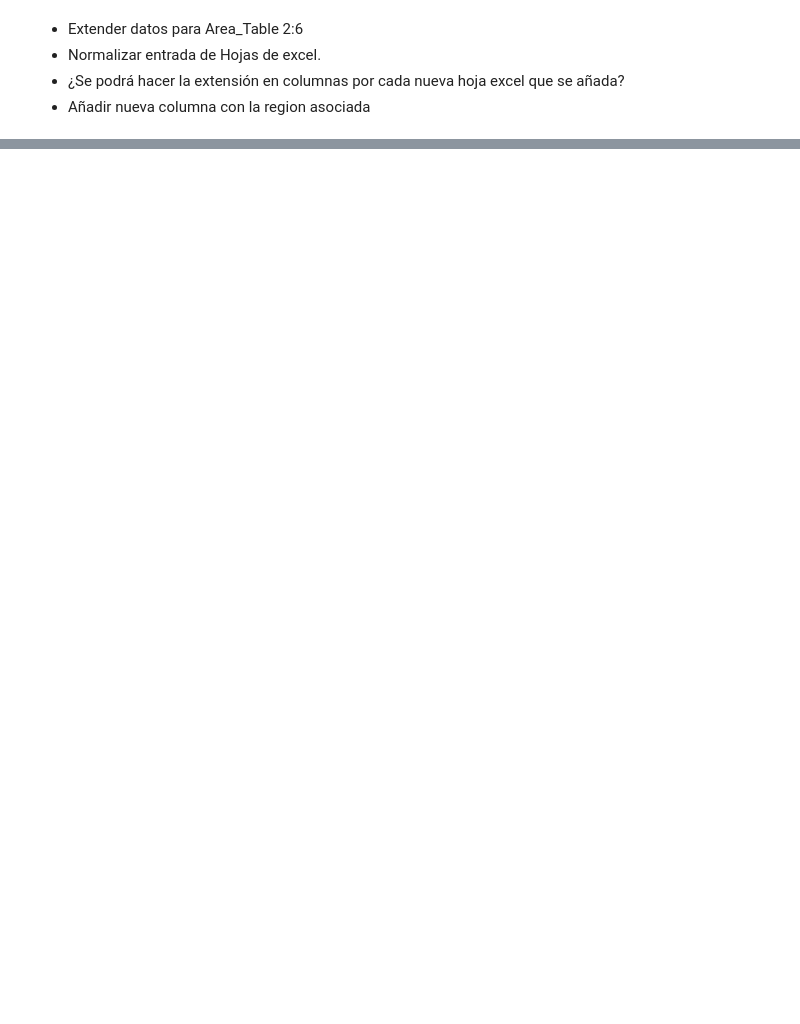
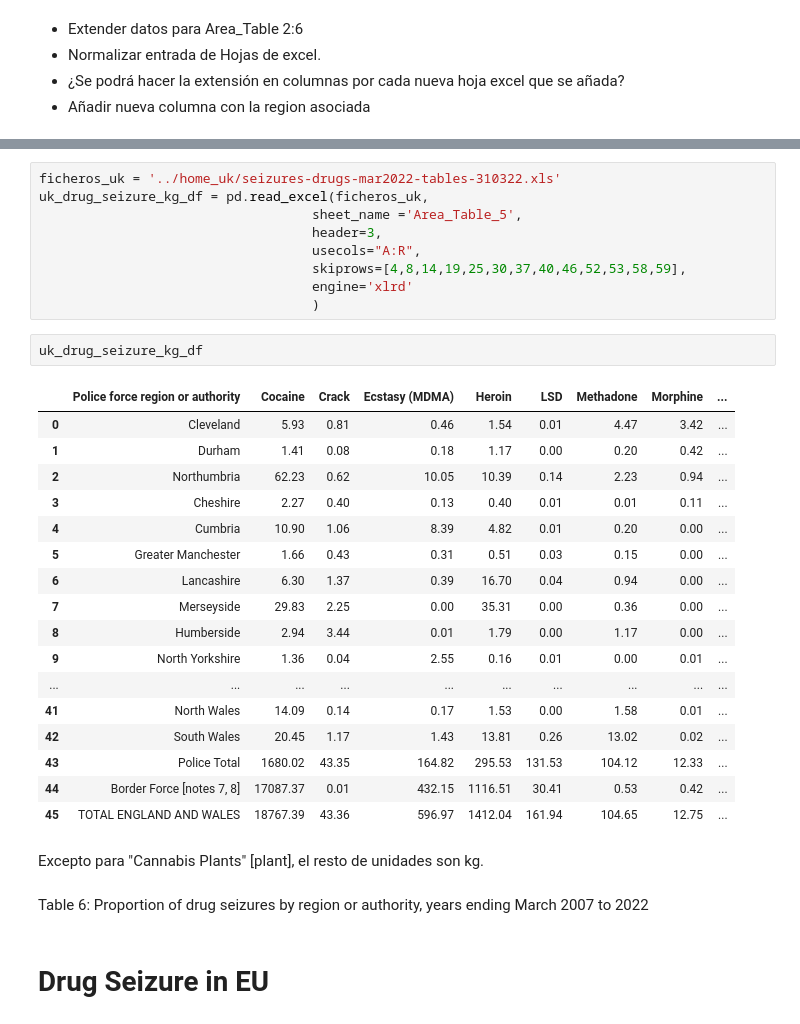
Before and after one commit to GonzaloLopezS/TFM_AFI_2025, a Jupyter notebook: AAA_code/drug-seizure_EDA.ipynb, the cells around one changed output, grey strips where cells are left out. Cells and saved outputs as stored; diff of their text form; blank space fills up the shorter version.

```diff
--- a/AAA_code/drug-seizure_EDA.ipynb
+++ b/AAA_code/drug-seizure_EDA.ipynb
@@ -225,0 +265,35 @@ uk_drug_seizure_df
+# %%
+ficheros_uk = '../home_uk/seizures-drugs-mar2022-tables-310322.xls'
+uk_drug_seizure_kg_df = pd.read_excel(ficheros_uk,
+                                   sheet_name ='Area_Table_5',
+                                   header=3,
+                                   usecols="A:R",
+                                   skiprows=[4,8,14,19,25,30,37,40,46,52,53,58,59],
+                                   engine='xlrd'
+                                   )
+# %%
+uk_drug_seizure_kg_df
+# %% [output]
+|  | Police force region or authority | Cocaine | Crack | Ecstasy (MDMA) | Heroin | LSD | Methadone | Morphine | ... |
+| 0 | Cleveland | 5.93 | 0.81 | 0.46 | 1.54 | 0.01 | 4.47 | 3.42 | ... |
+| 1 | Durham | 1.41 | 0.08 | 0.18 | 1.17 | 0.00 | 0.20 | 0.42 | ... |
+| 2 | Northumbria | 62.23 | 0.62 | 10.05 | 10.39 | 0.14 | 2.23 | 0.94 | ... |
+| 3 | Cheshire | 2.27 | 0.40 | 0.13 | 0.40 | 0.01 | 0.01 | 0.11 | ... |
+| 4 | Cumbria | 10.90 | 1.06 | 8.39 | 4.82 | 0.01 | 0.20 | 0.00 | ... |
+| 5 | Greater Manchester | 1.66 | 0.43 | 0.31 | 0.51 | 0.03 | 0.15 | 0.00 | ... |
+| 6 | Lancashire | 6.30 | 1.37 | 0.39 | 16.70 | 0.04 | 0.94 | 0.00 | ... |
+| 7 | Merseyside | 29.83 | 2.25 | 0.00 | 35.31 | 0.00 | 0.36 | 0.00 | ... |
+| 8 | Humberside | 2.94 | 3.44 | 0.01 | 1.79 | 0.00 | 1.17 | 0.00 | ... |
+| 9 | North Yorkshire | 1.36 | 0.04 | 2.55 | 0.16 | 0.01 | 0.00 | 0.01 | ... |
+| ... | ... | ... | ... | ... | ... | ... | ... | ... | ... |
+| 41 | North Wales | 14.09 | 0.14 | 0.17 | 1.53 | 0.00 | 1.58 | 0.01 | ... |
+| 42 | South Wales | 20.45 | 1.17 | 1.43 | 13.81 | 0.26 | 13.02 | 0.02 | ... |
+| 43 | Police Total | 1680.02 | 43.35 | 164.82 | 295.53 | 131.53 | 104.12 | 12.33 | ... |
+| 44 | Border Force [notes 7, 8] | 17087.37 | 0.01 | 432.15 | 1116.51 | 30.41 | 0.53 | 0.42 | ... |
+| 45 | TOTAL ENGLAND AND WALES | 18767.39 | 43.36 | 596.97 | 1412.04 | 161.94 | 104.65 | 12.75 | ... |
+# %% [markdown]
+Excepto para "Cannabis Plants" [plant], el resto de unidades son kg.
+# %% [markdown]
+Table 6: Proportion of drug seizures by region or authority, years ending March 2007 to 2022
+# %% [markdown]
+# Drug Seizure in EU
```
Also changed, not shown: parts of 7 cells of this notebook, 14 other files.
